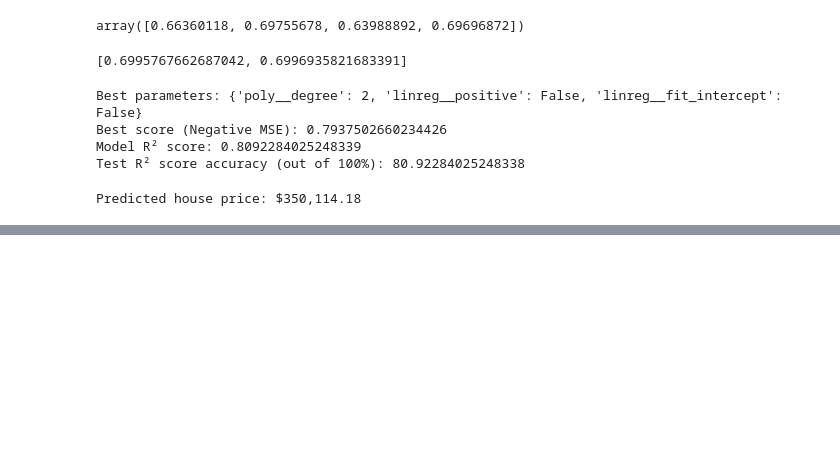
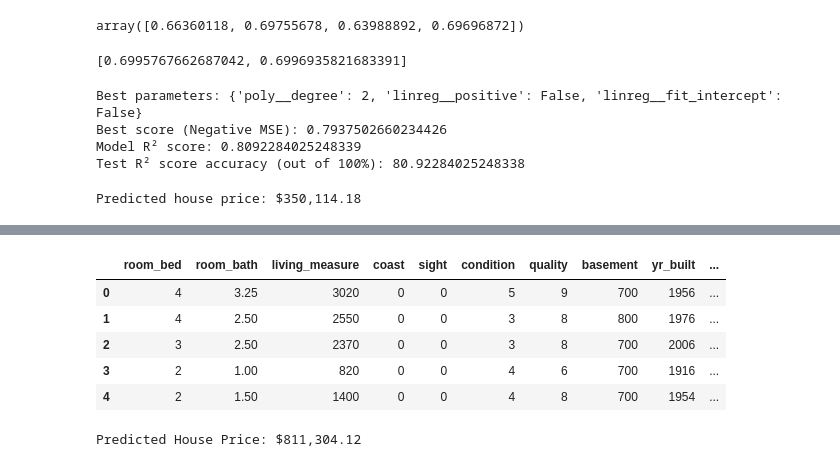
Before and after one commit to MUVivekanand/ML_innercitydataset, a Jupyter notebook: projectsoln.ipynb, the cells around one changed output, grey strips where cells are left out. Drawn from its saved outputs; the diff is of its cells as text; code cells hidden in the pictures; blank space fills up the shorter version.

```diff
--- a/projectsoln.ipynb
+++ b/projectsoln.ipynb
@@ -229,0 +466,20 @@ Predicted house price: $350,114.18
+# %%
+mpg_df.head(5)
+# %% [output]
+|  | room_bed | room_bath | living_measure | coast | sight | condition | quality | basement | yr_built | ... |
+| 0 | 4 | 3.25 | 3020 | 0 | 0 | 5 | 9 | 700 | 1956 | ... |
+| 1 | 4 | 2.50 | 2550 | 0 | 0 | 3 | 8 | 800 | 1976 | ... |
+| 2 | 3 | 2.50 | 2370 | 0 | 0 | 3 | 8 | 700 | 2006 | ... |
+| 3 | 2 | 1.00 | 820 | 0 | 0 | 4 | 6 | 700 | 1916 | ... |
+| 4 | 2 | 1.50 | 1400 | 0 | 0 | 4 | 8 | 700 | 1954 | ... |
+# %%
+sample_input = np.array([[4, 3.25, 3020, 0, 0, 5, 9, 700, 1956, 98133, 47.7174, -122.336, 1, 2014]])
+columns = ['room_bed', 'room_bath', 'living_measure', 'coast', 'sight', 'condition', 'quality', 'basement',
+           'yr_built', 'zipcode', 'lat', 'long', 'furnished', 'year']
+input_df = pd.DataFrame(sample_input, columns=columns)
+
+predicted_price = best_xgb.predict(input_df)
+
+print(f"Predicted House Price: ${predicted_price[0]:,.2f}")
+# %% [output]
+Predicted House Price: $811,304.12
```
Also changed, not shown: parts of 6 cells of this notebook.
